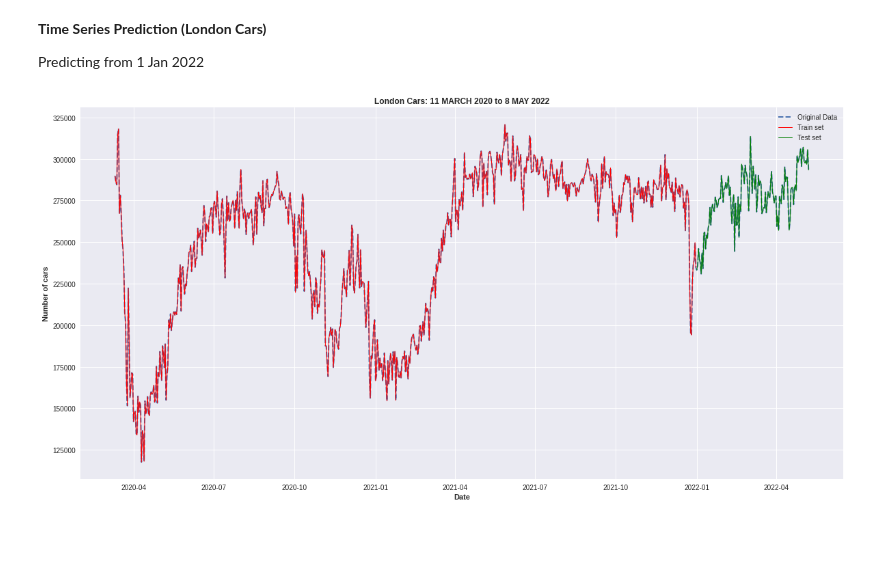
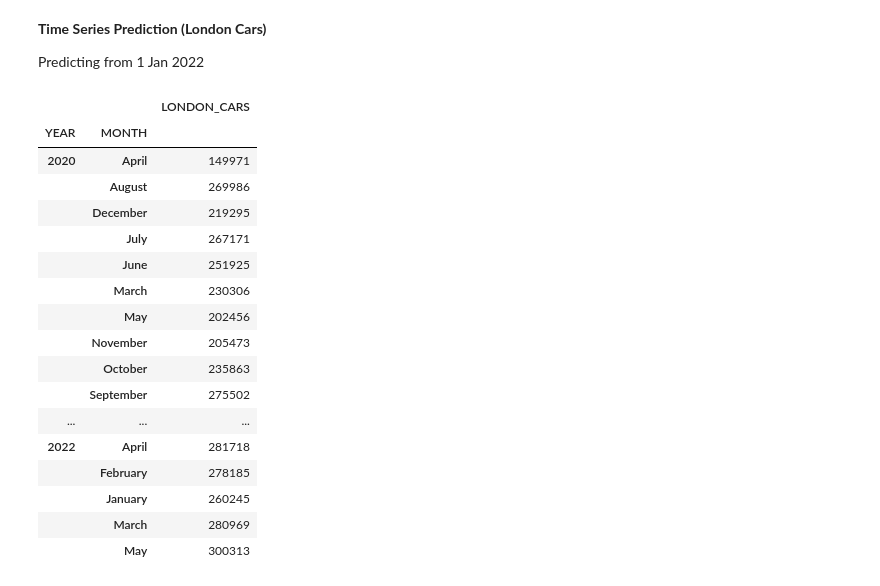
Before and after one commit to ravsheerRSA/Python_Training, a Jupyter notebook: training.ipynb, the cells around one changed output. Drawn from its saved outputs; the diff is of its cells as text; code cells hidden in the pictures; blank space fills up the shorter version.

```diff
--- a/training.ipynb
+++ b/training.ipynb
@@ -833,27 +826,58 @@ test = df2.loc[df['DATE'] >= '2022-01-01']
+# %%
+df2 = df_ldn_cars_final[['DATE', 'LONDON_CARS']]
+
+df2['YEAR'] = df2['DATE'].dt.year
+
+df2['MONTH'] = df2['DATE'].dt.month_name()
+# %%
+df3 = df2.groupby(['YEAR', 'MONTH']).agg('mean')
+
+df3['LONDON_CARS'] = round(df3['LONDON_CARS']).astype('int64')
+
+df3
+# %% [output]
+|  |  | LONDON_CARS |
+| YEAR | MONTH |  |
+| 2020 | April | 149971 |
+|  | August | 269986 |
+|  | December | 219295 |
+|  | July | 267171 |
+|  | June | 251925 |
+|  | March | 230306 |
+|  | May | 202456 |
+|  | November | 205473 |
+|  | October | 235863 |
+|  | September | 275502 |
+| ... | ... | ... |
+| 2022 | April | 281718 |
+|  | February | 278185 |
+|  | January | 260245 |
+|  | March | 280969 |
+|  | May | 300313 |
 # %%
-## plotting train, test and orginial data
+# # ## plotting train, test and orginial data
 
 
-plt.figure(figsize=(20,10))
+# plt.figure(figsize=(20,10))
 
-plt.style.use('seaborn')
+# plt.style.use('seaborn')
 
 
-plt.plot(df2['DATE'], df2['LONDON_CARS'], linewidth=2, linestyle='--') ## combined data
+# # plt.plot(df2['DATE'], df2['LONDON_CARS'], linewidth=2, linestyle='--') ## combined data
 
-plt.plot(train['DATE'], train['LONDON_CARS'], linewidth=1, color='red')
+# plt.plot(train, linewidth=1, color='red')
 
-plt.plot(test['DATE'], test['LONDON_CARS'], linewidth=1, color='green')
+# plt.plot(test, linewidth=1, color='green')
 
 
 
 
-plt.xlabel('Date', fontweight='bold')
-plt.ylabel('Number of cars', fontweight='bold')
-plt.title('London Cars: 11 MARCH 2020 to 8 MAY 2022', fontweight='bold')
+# plt.xlabel('Date', fontweight='bold')
+# plt.ylabel('Number of cars', fontweight='bold')
+# plt.title('London Cars: 11 MARCH 2020 to 8 MAY 2022', fontweight='bold')
 
-plt.legend(['Original Data', 'Train set', 'Test set'])
+# # plt.legend(['Original Data', 'Train set', 'Test set'])
 
-plt.show()
+# plt.legend(['Train set', 'Test set'])
+
+# plt.show()
-# %% [output]
-[figure, removed]
```
Also changed, not shown: parts of 13 cells of this notebook.
